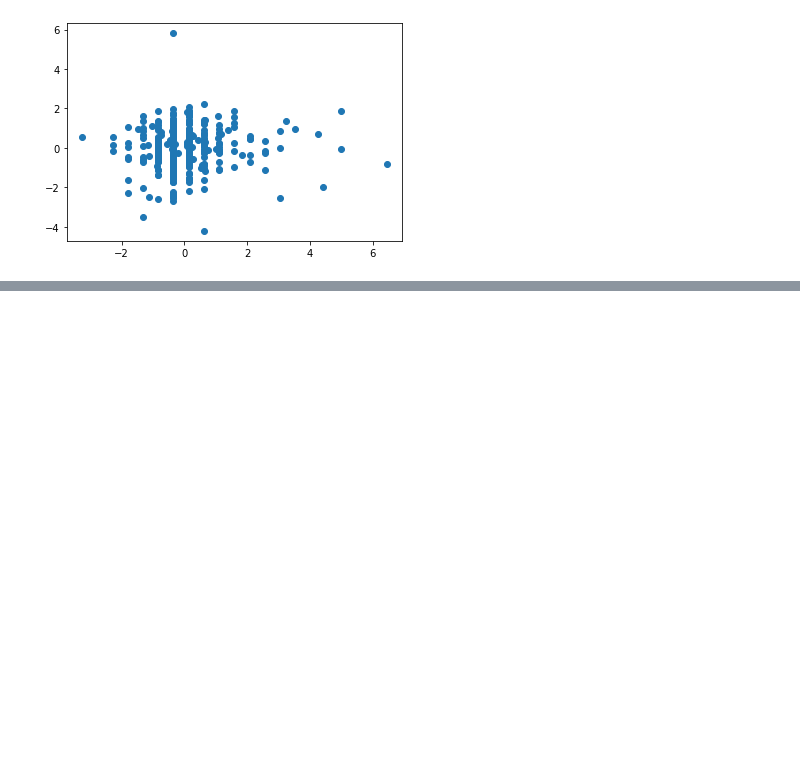
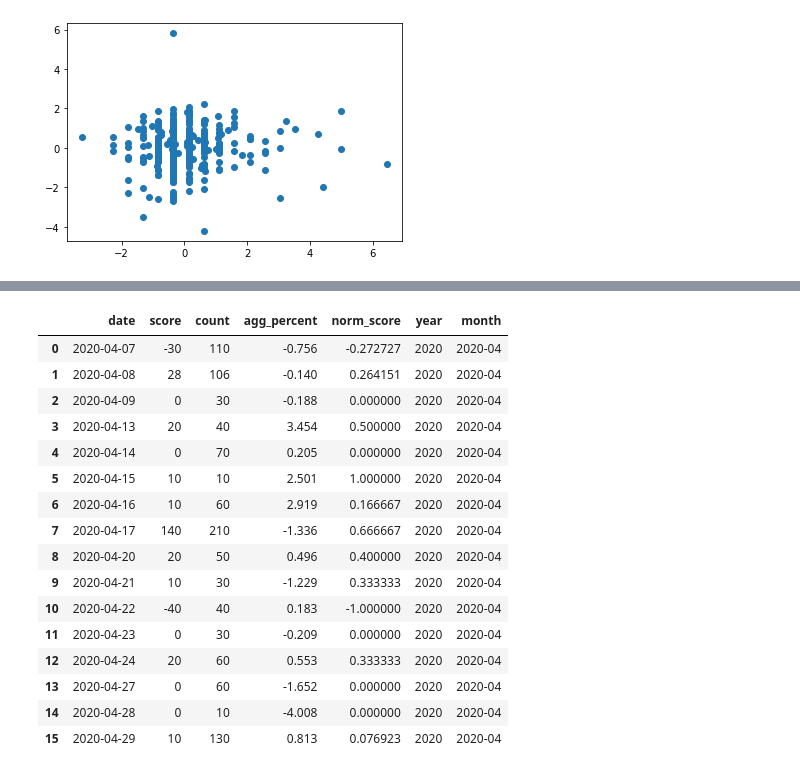
Before and after one commit to svishakan/Social-Media-Based-Stock-Market-Analysis, a Jupyter notebook: Spark Streaming/CorrelationAnalysis.ipynb, the cells around one changed output, grey strips where cells are left out. Cells and saved outputs as stored; diff of their text form; code cells hidden in the pictures; blank space fills up the shorter version.

```diff
--- a/Spark Streaming/CorrelationAnalysis.ipynb
+++ b/Spark Streaming/CorrelationAnalysis.ipynb
@@ -150,0 +222,28 @@ plt.savefig('stock-tweet-scatter.png')
+# %%
+# group by year and month
+sample_df = df
+sample_df['year'] = sample_df['date'].astype(str).str.slice(0,4)
+sample_df['month'] = sample_df['date'].astype(str).str.slice(0,7)
+sample_df
+
+grouped_year = sample_df.groupby('year')
+grouped_month = sample_df.groupby('month')
+grouped_month.get_group('2020-04')
+# %% [output]
+|  | date | score | count | agg_percent | norm_score | year | month |
+| 0 | 2020-04-07 | -30 | 110 | -0.756 | -0.272727 | 2020 | 2020-04 |
+| 1 | 2020-04-08 | 28 | 106 | -0.140 | 0.264151 | 2020 | 2020-04 |
+| 2 | 2020-04-09 | 0 | 30 | -0.188 | 0.000000 | 2020 | 2020-04 |
+| 3 | 2020-04-13 | 20 | 40 | 3.454 | 0.500000 | 2020 | 2020-04 |
+| 4 | 2020-04-14 | 0 | 70 | 0.205 | 0.000000 | 2020 | 2020-04 |
+| 5 | 2020-04-15 | 10 | 10 | 2.501 | 1.000000 | 2020 | 2020-04 |
+| 6 | 2020-04-16 | 10 | 60 | 2.919 | 0.166667 | 2020 | 2020-04 |
+| 7 | 2020-04-17 | 140 | 210 | -1.336 | 0.666667 | 2020 | 2020-04 |
+| 8 | 2020-04-20 | 20 | 50 | 0.496 | 0.400000 | 2020 | 2020-04 |
+| 9 | 2020-04-21 | 10 | 30 | -1.229 | 0.333333 | 2020 | 2020-04 |
+| 10 | 2020-04-22 | -40 | 40 | 0.183 | -1.000000 | 2020 | 2020-04 |
+| 11 | 2020-04-23 | 0 | 30 | -0.209 | 0.000000 | 2020 | 2020-04 |
+| 12 | 2020-04-24 | 20 | 60 | 0.553 | 0.333333 | 2020 | 2020-04 |
+| 13 | 2020-04-27 | 0 | 60 | -1.652 | 0.000000 | 2020 | 2020-04 |
+| 14 | 2020-04-28 | 0 | 10 | -4.008 | 0.000000 | 2020 | 2020-04 |
+| 15 | 2020-04-29 | 10 | 130 | 0.813 | 0.076923 | 2020 | 2020-04 |
```
Also changed, not shown: parts of 8 cells of this notebook.
